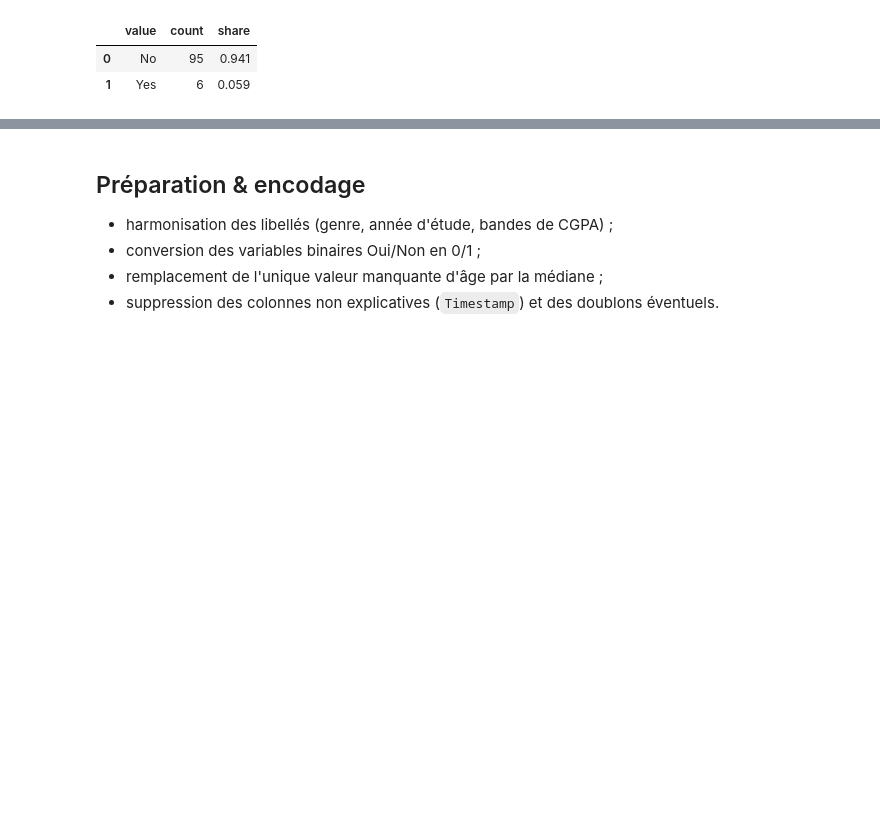
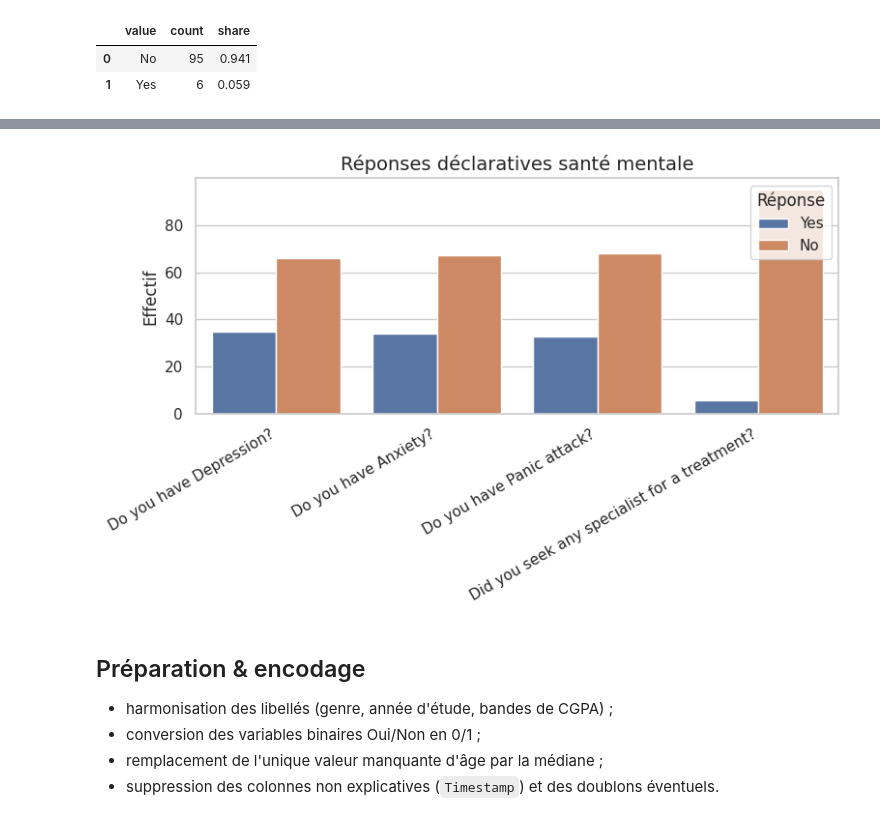
Before and after one commit to yacoubasawadogo/kmeans-ifoad-groupe6, a Jupyter notebook: notebooks/kmeans_student_mental_health.ipynb, the cells around one changed output, grey strips where cells are left out. Drawn from its saved outputs; the diff is of its cells as text; code cells hidden in the pictures; blank space fills up the shorter version.

```diff
--- a/notebooks/kmeans_student_mental_health.ipynb
+++ b/notebooks/kmeans_student_mental_health.ipynb
@@ -157,3 +180,24 @@ Missing ages: 1
+# %%
+
+mental_cols = [
+    "Do you have Depression?",
+    "Do you have Anxiety?",
+    "Do you have Panic attack?",
+    "Did you seek any specialist for a treatment?",
+]
+
+mental_long = raw_df[mental_cols].melt(var_name="Question", value_name="Réponse")
+plt.figure(figsize=(8, 5))
+sns.countplot(data=mental_long, x="Question", hue="Réponse", order=mental_cols)
+plt.xticks(rotation=30, ha="right")
+plt.title("Réponses déclaratives santé mentale")
+plt.ylabel("Effectif")
+plt.xlabel("")
+plt.legend(title="Réponse")
+plt.tight_layout()
+plt.show()
+# %% [output]
+[figure, added]
 # %% [markdown]
 
 ## Préparation & encodage
```
Also changed, not shown: parts of 6 cells of this notebook.
